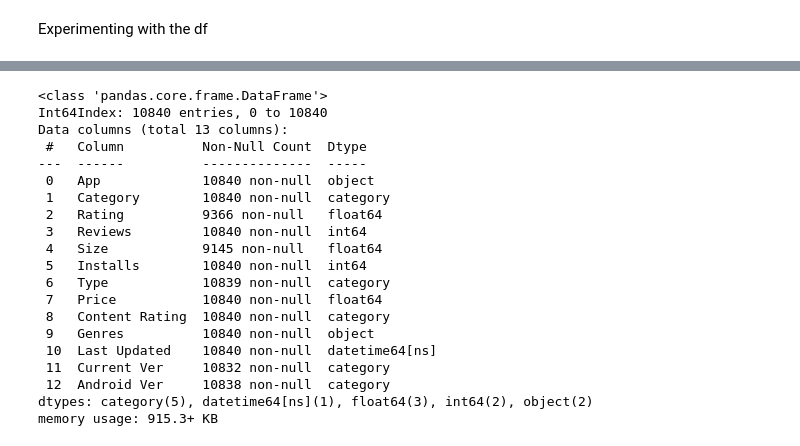
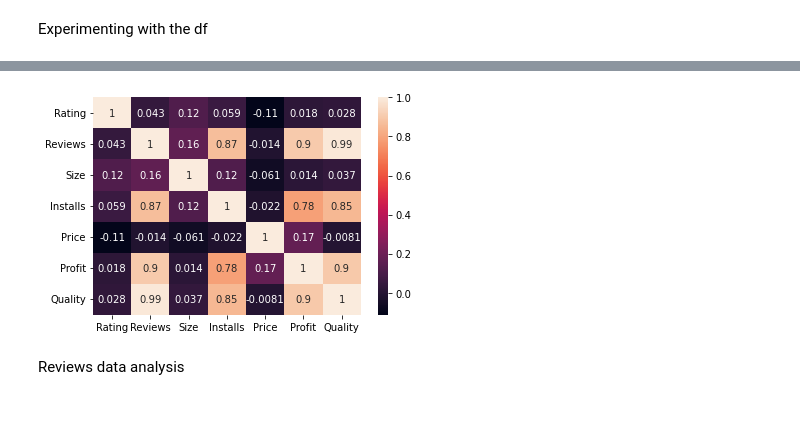
Before and after one commit to ololili/Data, a Jupyter notebook: ExploreData.ipynb, the cells around one changed output, grey strips where cells are left out. Saved outputs shown, nothing was run; the diff lists cells and outputs as text; code cells hidden in the pictures; blank space fills up the shorter version.

Commit message:
Did some more data exploration

```diff
--- a/ExploreData.ipynb
+++ b/ExploreData.ipynb
@@ -132,2 +16,6 @@ play_df_clean = clean_df(play_df)
+# %%
+app_df = get_df()
+app_df_clean = clean_df(app_df)
+app_df_complete = get_complete_df()
 # %% [markdown]
 Experimenting with the df
@@ -140,23 +21,0 @@ plt.show()
-# %%
-play_df_clean.info()
-# %% [output]
-<class 'pandas.core.frame.DataFrame'>
-Int64Index: 10840 entries, 0 to 10840
-Data columns (total 13 columns):
- #   Column          Non-Null Count  Dtype
----  ------          --------------  -----
- 0   App             10840 non-null  object
- 1   Category        10840 non-null  category
- 2   Rating          9366 non-null   float64
- 3   Reviews         10840 non-null  int64
- 4   Size            9145 non-null   float64
- 5   Installs        10840 non-null  int64
- 6   Type            10839 non-null  category
- 7   Price           10840 non-null  float64
- 8   Content Rating  10840 non-null  category
- 9   Genres          10840 non-null  object
- 10  Last Updated    10840 non-null  datetime64[ns]
- 11  Current Ver     10832 non-null  category
- 12  Android Ver     10838 non-null  category
-dtypes: category(5), datetime64[ns](1), float64(3), int64(2), object(2)
-memory usage: 915.3+ KB
@@ -162,0 +26,12 @@ memory usage: 915.3+ KB
+# %%
+paid_app_df = app_df_complete[app_df_clean["Type"] == "Paid"].copy()
+# %%
+
+
+corr = paid_app_df.corr()
+sns.heatmap(corr, annot=True)
+plt.show()
+# %% [output]
+[figure, added]
+# %% [markdown]
+Reviews data analysis
```
Also changed, not shown: parts of 7 cells of this notebook, 2 other files.
